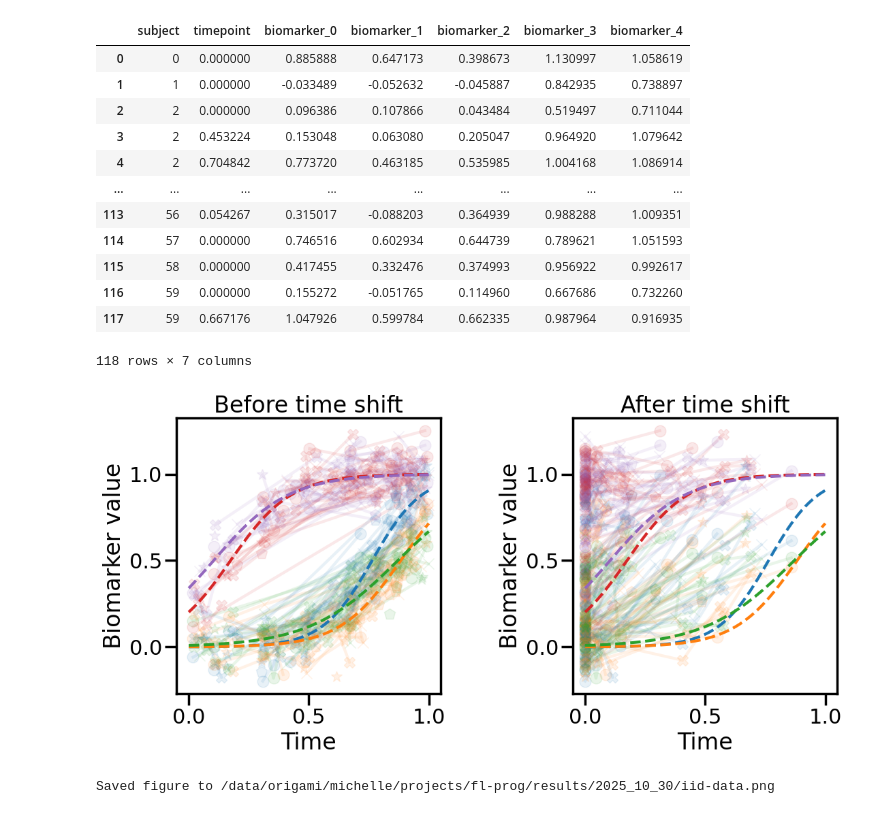
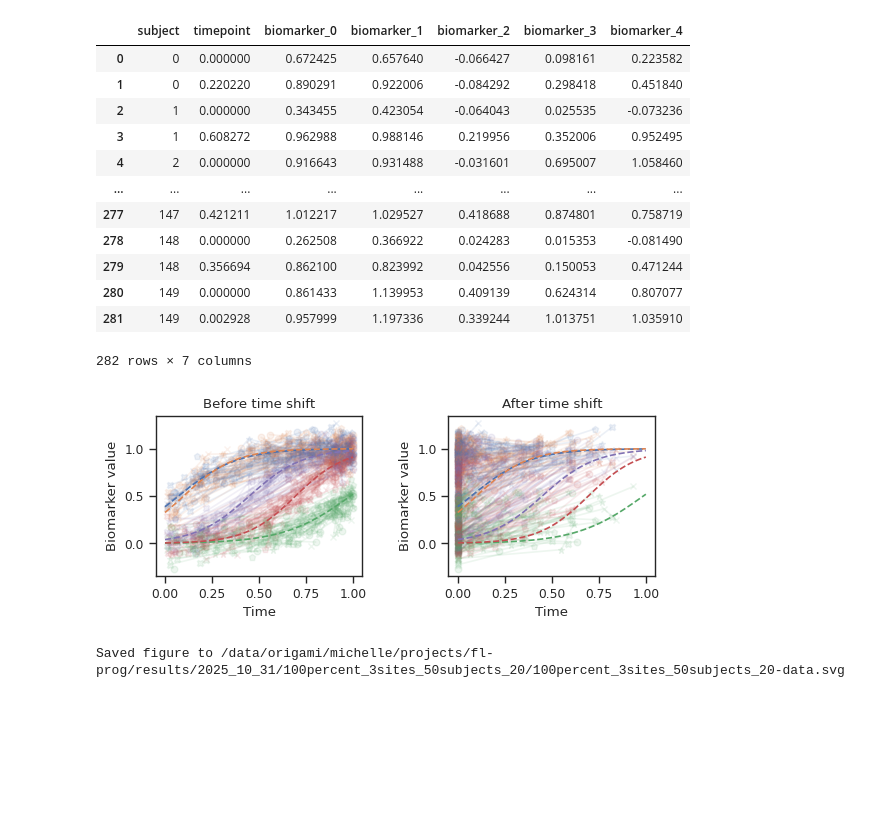
Before and after one commit to neurodatascience/fl-prog, a Jupyter notebook: notebooks/figs.ipynb, the cells around one changed output. Drawn from its saved outputs; the diff is of its cells as text; code cells hidden in the pictures; blank space fills up the shorter version.

```diff
--- a/notebooks/figs.ipynb
+++ b/notebooks/figs.ipynb
@@ -11,17 +11,17 @@ from fl_prog.utils.io import get_dpath_latest, DEFAULT_DPATH_DATA, DEFAULT_DPATH
 
 np.set_printoptions(precision=3, suppress=True)
 plt.rcParams["svg.fonttype"] = "none"
-sns.set_context("poster")
+sns.set_theme("paper", style="ticks")
 
-TAG = "iid"
+TAG = "100percent_3sites_50subjects_20"
 # TAG = "non_overlapping_t0"
 # TAG = "unequal_sigma"
 
 TIME_LABEL = "Time"
 BIOMARKER_LABEL = "Biomarker value"
 
-data_dir = get_dpath_latest(DEFAULT_DPATH_DATA)
-results_dir = get_dpath_latest(DEFAULT_DPATH_RESULTS)
+data_dir = get_dpath_latest(DEFAULT_DPATH_DATA) / TAG
+results_dir = get_dpath_latest(DEFAULT_DPATH_RESULTS) / TAG
 
 fpath_json_data = data_dir / f"{TAG}.json"
 json_data = json.loads(fpath_json_data.read_text())
@@ -41,72 +41,71 @@ df = pd.read_csv(data_dir / f"{TAG}-merged.tsv", sep="\t")
 display(df)
 
 
-def save_fig(fig: sns.FacetGrid | plt.Figure, fname, extension="png", **kwargs):
-    kwargs_default = {"bbox_inches": "tight"}
+def save_fig(fig: sns.FacetGrid | plt.Figure, fname, extension="svg", **kwargs):
+    kwargs_default = {"bbox_inches": "tight", "dpi": 300}
     kwargs_default.update(kwargs)
 
     fpath: Path = (results_dir / fname).with_suffix(f".{extension}")
     fpath.parent.mkdir(parents=True, exist_ok=True)
-    if extension == "png":
-        kwargs = {"dpi": 300}
-    else:
-        kwargs = {}
 
     fig.savefig(fpath, **kwargs_default)
     print(f"Saved figure to {fpath}")
 # %% [output]
 |  | subject | timepoint | biomarker_0 | biomarker_1 | biomarker_2 | biomarker_3 | biomarker_4 |
-| 0 | 0 | 0.000000 | 0.885888 | 0.647173 | 0.398673 | 1.130997 | 1.058619 |
-| 1 | 1 | 0.000000 | -0.033489 | -0.052632 | -0.045887 | 0.842935 | 0.738897 |
-| 2 | 2 | 0.000000 | 0.096386 | 0.107866 | 0.043484 | 0.519497 | 0.711044 |
-| 3 | 2 | 0.453224 | 0.153048 | 0.063080 | 0.205047 | 0.964920 | 1.079642 |
-| 4 | 2 | 0.704842 | 0.773720 | 0.463185 | 0.535985 | 1.004168 | 1.086914 |
+| 0 | 0 | 0.000000 | 0.672425 | 0.657640 | -0.066427 | 0.098161 | 0.223582 |
+| 1 | 0 | 0.220220 | 0.890291 | 0.922006 | -0.084292 | 0.298418 | 0.451840 |
+| 2 | 1 | 0.000000 | 0.343455 | 0.423054 | -0.064043 | 0.025535 | -0.073236 |
+| 3 | 1 | 0.608272 | 0.962988 | 0.988146 | 0.219956 | 0.352006 | 0.952495 |
+| 4 | 2 | 0.000000 | 0.916643 | 0.931488 | -0.031601 | 0.695007 | 1.058460 |
 | ... | ... | ... | ... | ... | ... | ... | ... |
-| 113 | 56 | 0.054267 | 0.315017 | -0.088203 | 0.364939 | 0.988288 | 1.009351 |
-| 114 | 57 | 0.000000 | 0.746516 | 0.602934 | 0.644739 | 0.789621 | 1.051593 |
-| 115 | 58 | 0.000000 | 0.417455 | 0.332476 | 0.374993 | 0.956922 | 0.992617 |
-| 116 | 59 | 0.000000 | 0.155272 | -0.051765 | 0.114960 | 0.667686 | 0.732260 |
-| 117 | 59 | 0.667176 | 1.047926 | 0.599784 | 0.662335 | 0.987964 | 0.916935 |
+| 277 | 147 | 0.421211 | 1.012217 | 1.029527 | 0.418688 | 0.874801 | 0.758719 |
+| 278 | 148 | 0.000000 | 0.262508 | 0.366922 | 0.024283 | 0.015353 | -0.081490 |
+| 279 | 148 | 0.356694 | 0.862100 | 0.823992 | 0.042556 | 0.150053 | 0.471244 |
+| 280 | 149 | 0.000000 | 0.861433 | 1.139953 | 0.409139 | 0.624314 | 0.807077 |
+| 281 | 149 | 0.002928 | 0.957999 | 1.197336 | 0.339244 | 1.013751 | 1.035910 |
-118 rows × 7 columns
+282 rows × 7 columns
 # %%
-fig_data, axes = plt.subplots(ncols=2, figsize=(12, 6))
+fig_data, axes = plt.subplots(ncols=2, figsize=(6, 2.5))
 for i_ax, ax in enumerate(axes):
     ax: plt.Axes
 
     for i_subject, (subject, df_subject) in enumerate(df.groupby("subject")):
         for i_biomarker, biomarker in enumerate(
             results_dict["settings"]["cols_biomarker"]
         ):
             ax.plot(
                 (
                     df_subject[results_dict["settings"]["col_time"]]
                     + time_shifts[i_subject]
                     if i_ax == 0
                     else df_subject[results_dict["settings"]["col_time"]]
                 ),
                 df_subject[biomarker],
                 marker="oXxp*"[i_subject % 5],
                 color=f"C{i_biomarker}",
                 alpha=0.1,
             )
 
     for i_biomarker, (k, x0) in enumerate(zip(k_values, x0_values)):
         t = np.linspace(0, 1, 100)
         y = 1 / (1 + np.exp(-k * (t - x0)))
         ax.plot(t, y, color=f"C{i_biomarker}", linestyle="--", alpha=1)
 
     ax.set_xlabel(TIME_LABEL)
     ax.set_ylabel(BIOMARKER_LABEL)
 
 axes[0].set_title("Before time shift")
 axes[1].set_title("After time shift")
 fig_data.tight_layout()
+
+XLIM = axes[0].get_xlim()
+YLIM = axes[0].get_ylim()
 # %% [output]
-[figure, old version]
+[figure, new version]
 # %%
 save_fig(fig_data, f"{TAG}-data")
 # %% [output]
-Saved figure to /data/origami/michelle/projects/fl-prog/results/2025_10_30/iid-data.png
+Saved figure to /data/origami/michelle/projects/fl-prog/results/2025_10_31/100percent_3sites_50subjects_20/100percent_3sites_50subjects_20-data.svg
 # %%
 import warnings
 from typing import Optional
```
Also changed, not shown: parts of 2 cells of this notebook, 5 other files.
